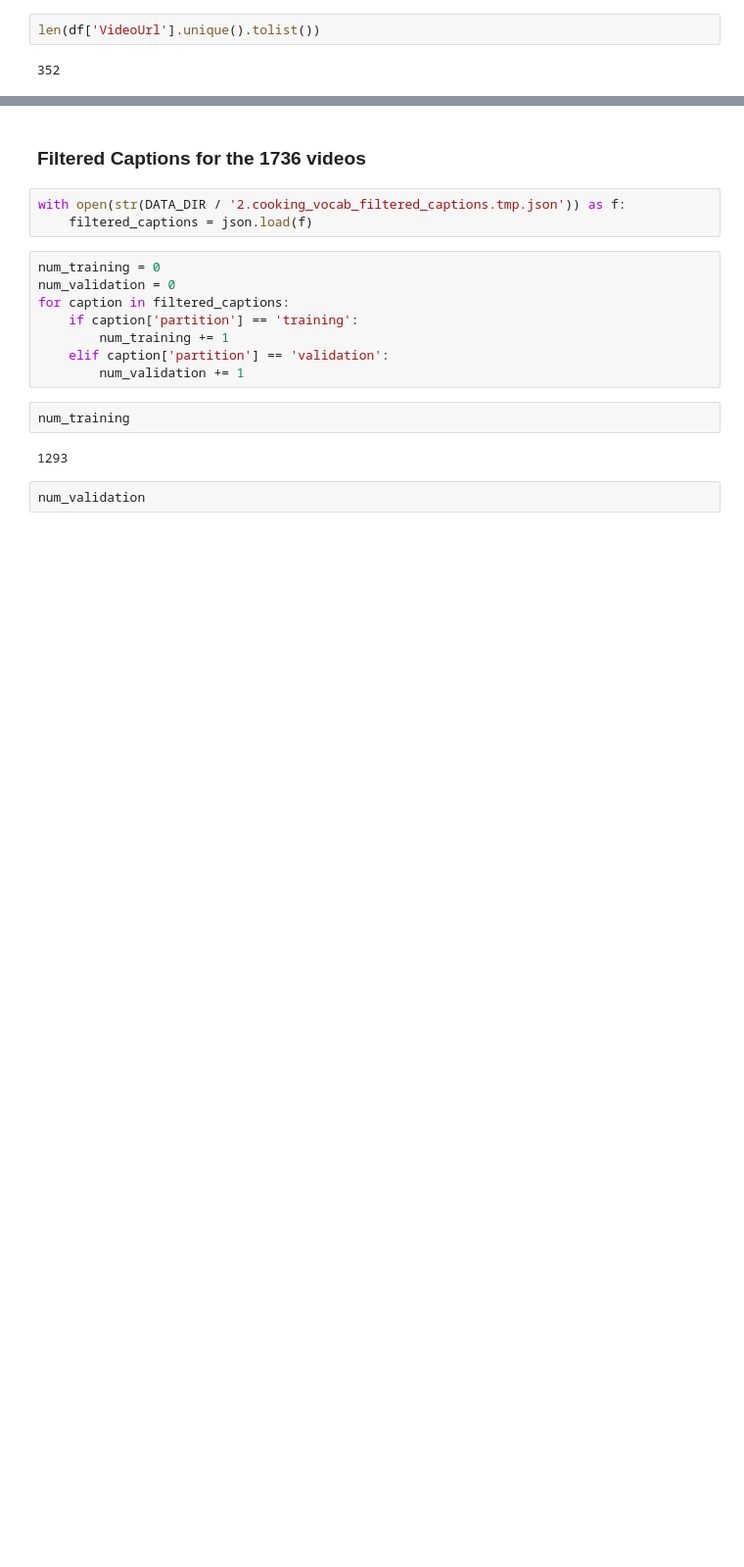
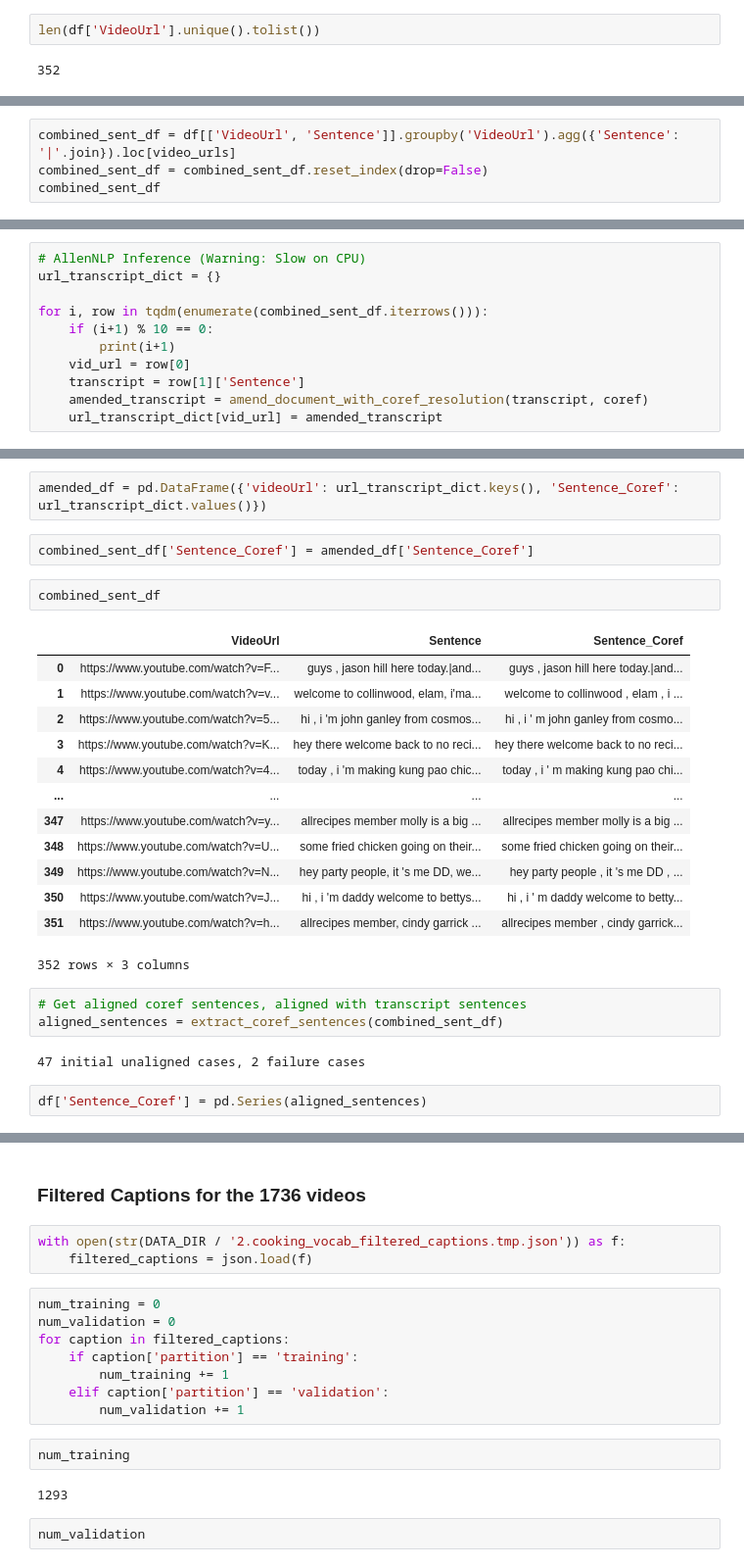
Before and after one commit to ashdtu/quick-recipe, a Jupyter notebook: notebooks/1.0_Data_Preprocessing.ipynb, the cells around one changed output, grey strips where cells are left out. Shown at 98% size. Drawn from its saved outputs; the diff is of its cells as text; blank space fills up the shorter version.

Commit message:
Add coref aligned CSV for reviewed_0812

```diff
--- a/notebooks/1.0_Data_Preprocessing.ipynb
+++ b/notebooks/1.0_Data_Preprocessing.ipynb
@@ -25,0 +216,4 @@ len(df['VideoUrl'].unique().tolist())
+# %%
+combined_sent_df = df[['VideoUrl', 'Sentence']].groupby('VideoUrl').agg({'Sentence': '|'.join}).loc[video_urls]
+combined_sent_df = combined_sent_df.reset_index(drop=False)
+combined_sent_df
@@ -25,0 +236,11 @@ len(df['VideoUrl'].unique().tolist())
+# %%
+# AllenNLP Inference (Warning: Slow on CPU)
+url_transcript_dict = {}
+
+for i, row in tqdm(enumerate(combined_sent_df.iterrows())):
+    if (i+1) % 10 == 0:
+        print(i+1)
+    vid_url = row[0]
+    transcript = row[1]['Sentence']
+    amended_transcript = amend_document_with_coref_resolution(transcript, coref)
+    url_transcript_dict[vid_url] = amended_transcript
@@ -25,0 +261,27 @@ len(df['VideoUrl'].unique().tolist())
+# %%
+amended_df = pd.DataFrame({'videoUrl': url_transcript_dict.keys(), 'Sentence_Coref': url_transcript_dict.values()})
+# %%
+combined_sent_df['Sentence_Coref'] = amended_df['Sentence_Coref']
+# %%
+combined_sent_df
+# %% [output]
+|  | VideoUrl | Sentence | Sentence_Coref |
+| 0 | https://www.youtube.com/watch?v=F... | guys , jason hill here today.|and... | guys , jason hill here today.|and... |
+| 1 | https://www.youtube.com/watch?v=v... | welcome to collinwood, elam, i'ma... | welcome to collinwood , elam , i ... |
+| 2 | https://www.youtube.com/watch?v=5... | hi , i 'm john ganley from cosmos... | hi , i ' m john ganley from cosmo... |
+| 3 | https://www.youtube.com/watch?v=K... | hey there welcome back to no reci... | hey there welcome back to no reci... |
+| 4 | https://www.youtube.com/watch?v=4... | today , i 'm making kung pao chic... | today , i ' m making kung pao chi... |
+| ... | ... | ... | ... |
+| 347 | https://www.youtube.com/watch?v=y... | allrecipes member molly is a big ... | allrecipes member molly is a big ... |
+| 348 | https://www.youtube.com/watch?v=U... | some fried chicken going on their... | some fried chicken going on their... |
+| 349 | https://www.youtube.com/watch?v=N... | hey party people, it 's me DD, we... | hey party people , it 's me DD , ... |
+| 350 | https://www.youtube.com/watch?v=J... | hi , i 'm daddy welcome to bettys... | hi , i ' m daddy welcome to betty... |
+| 351 | https://www.youtube.com/watch?v=h... | allrecipes member, cindy garrick ... | allrecipes member , cindy garrick... |
+352 rows × 3 columns
+# %%
+# Get aligned coref sentences, aligned with transcript sentences
+aligned_sentences = extract_coref_sentences(combined_sent_df)
+# %% [output]
+47 initial unaligned cases, 2 failure cases
+# %%
+df['Sentence_Coref'] = pd.Series(aligned_sentences)
```
Also changed, not shown: parts of 18 cells of this notebook, 3 other files.
